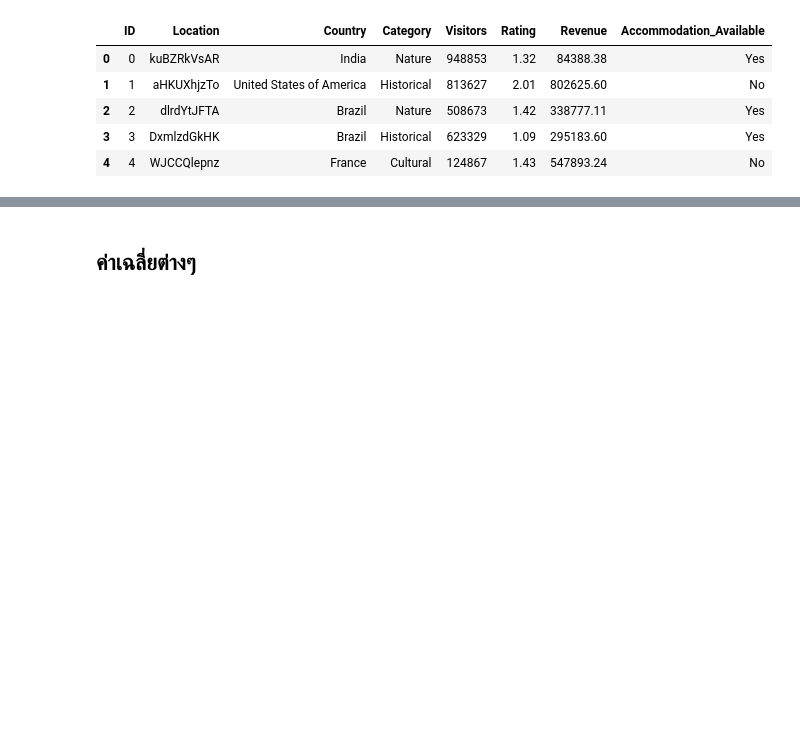
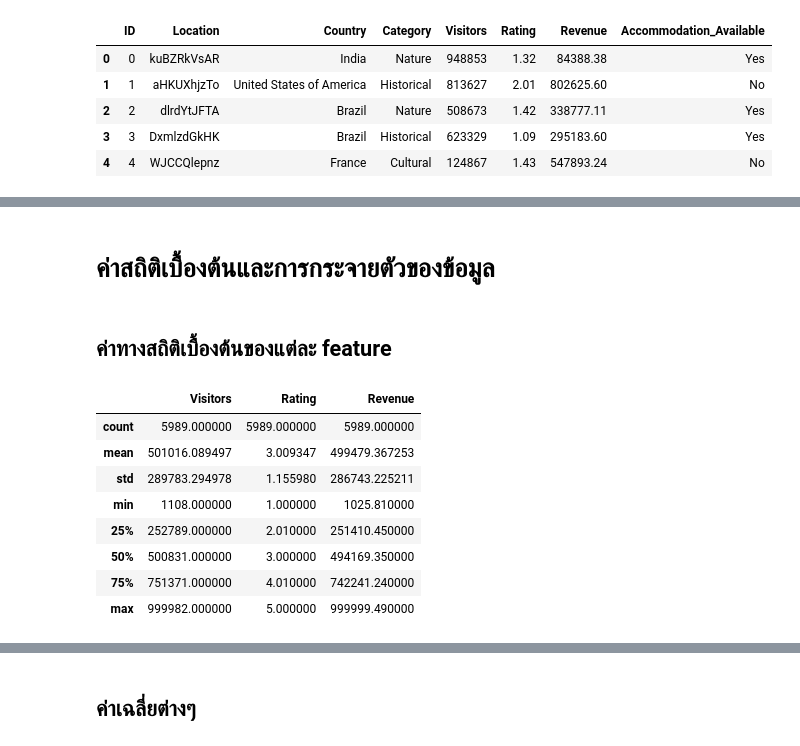
Before and after one commit to Mirai-Kuma/DSProject, a Jupyter notebook: Tourism_REAL.ipynb, the cells around one changed output, grey strips where cells are left out. Cells and saved outputs as stored; diff of their text form; code cells hidden in the pictures; blank space fills up the shorter version.

```diff
--- a/Tourism_REAL.ipynb
+++ b/Tourism_REAL.ipynb
@@ -69,0 +114,16 @@ tour.head()
+# %% [markdown]
+# ค่าสถิติเบื้องต้นและการกระจายตัวของข้อมูล
+# %% [markdown]
+## ค่าทางสถิติเบื้องต้นของแต่ละ feature
+# %%
+tour.describe().drop(columns=['ID'])
+# %% [output]
+|  | Visitors | Rating | Revenue |
+| count | 5989.000000 | 5989.000000 | 5989.000000 |
+| mean | 501016.089497 | 3.009347 | 499479.367253 |
+| std | 289783.294978 | 1.155980 | 286743.225211 |
+| min | 1108.000000 | 1.000000 | 1025.810000 |
+| 25% | 252789.000000 | 2.010000 | 251410.450000 |
+| 50% | 500831.000000 | 3.000000 | 494169.350000 |
+| 75% | 751371.000000 | 4.010000 | 742241.240000 |
+| max | 999982.000000 | 5.000000 | 999999.490000 |
```
Also changed, not shown: parts of 14 cells of this notebook.
